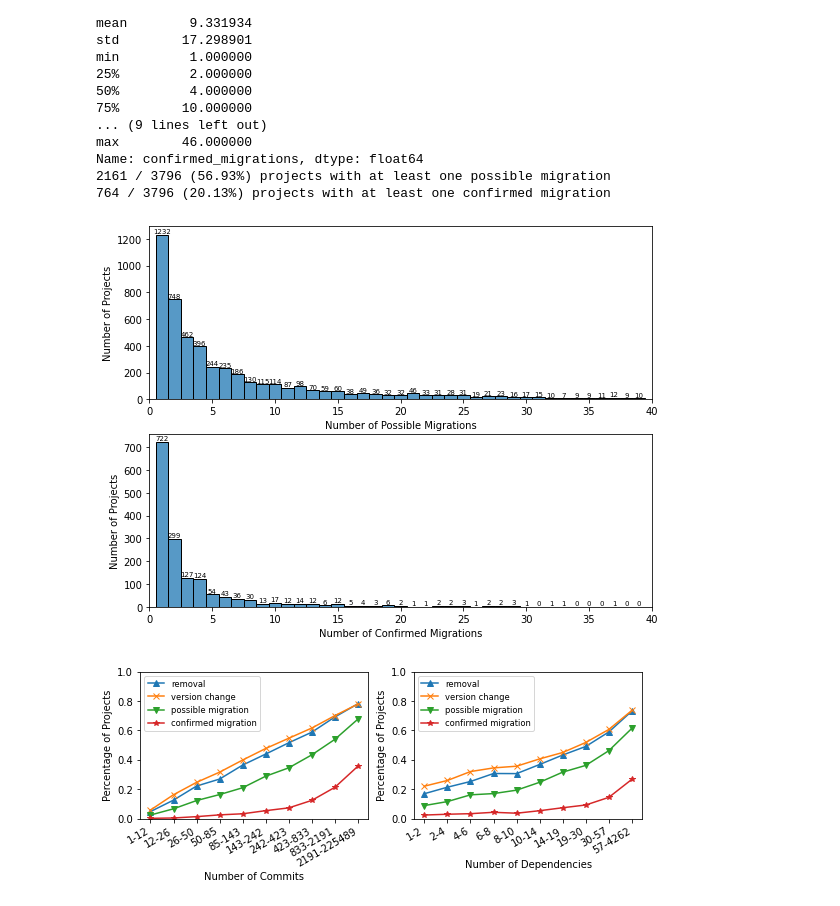
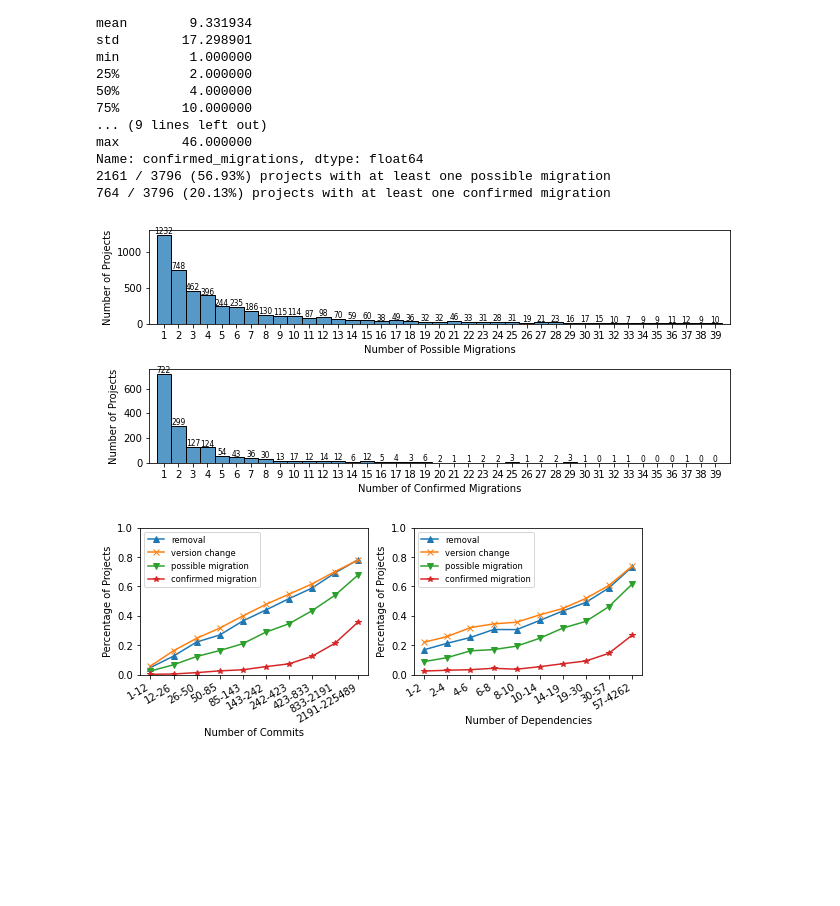
Before and after one commit to hehao98/LibraryMigration, a Jupyter notebook: plot_depchgs.ipynb, the cells around one changed output. Cells and saved outputs as stored; diff of their text form; code cells hidden in the pictures; blank space fills up the shorter version.

```diff
--- a/plot_depchgs.ipynb
+++ b/plot_depchgs.ipynb
@@ -9,12 +9,7 @@ import seaborn as sns
 from collections import defaultdict
 from scipy import stats
 # %%
-projects = datautil.select_projects_from_libraries_io()
-libraries = datautil.select_libraries()
-migrations = datautil.select_migrations()
-lib_names = set(libraries["name"])
-rules = datautil.select_rules(lib_names)
-dep_changes = datautil.select_dependency_changes_all(lib_names)
+projects, libraries, migrations, rules, dep_changes = datautil.get_data()
 print(f"{len(projects)} projects, {len(libraries)} libraries, {len(dep_changes)} dep changes")
 print(
     len(dep_changes[dep_changes.type == "add"]),
@@ -218,23 +213,27 @@ Name: confirmed_migrations, dtype: float64
 2161 / 3796 (56.93%) projects with at least one possible migration
 764 / 3796 (20.13%) projects with at least one confirmed migration
 # %%
-fig, axes = plt.subplots(2, 1, figsize=(9,7))
+fig, axes = plt.subplots(2, 1, figsize=(9,4))
 sns.histplot(data=proj_stats_f[proj_stats_f.possible_migrations > 0], x="possible_migrations", binwidth=1, binrange=[1, 40], ax=axes[0], discrete=True)
 sns.histplot(data=proj_stats_f[proj_stats_f.confirmed_migrations > 0], x="confirmed_migrations", binwidth=1, binrange=[1, 40], ax=axes[1], discrete=True)
 axes[0].set_ylabel("Number of Projects")
 axes[0].set_xlabel("Number of Possible Migrations")
 axes[0].set_xlim(0, 40)
+axes[0].set_xticks(range(1, 40))
 axes[1].set_ylabel("Number of Projects")
 axes[1].set_xlabel("Number of Confirmed Migrations")
 axes[1].set_xlim(0, 40)
+axes[1].set_xticks(range(1, 40))
 for i in range(1, 40):
+    delta = 8
     count1 = len(proj_stats_f[proj_stats_f.possible_migrations == i])
-    axes[0].text(i, count1 + 8, str(count1), fontsize=7, horizontalalignment="center")
+    axes[0].text(i, count1 + delta, str(count1), fontsize=7.5, horizontalalignment="center")
     count2 = len(proj_stats_f[proj_stats_f.confirmed_migrations == i])
-    axes[1].text(i, count2 + 8, str(count2), fontsize=7, horizontalalignment="center")
+    axes[1].text(i, count2 + delta, str(count2), fontsize=7.5, horizontalalignment="center")
+fig.tight_layout()
 fig.savefig("plots/migdist.pdf", bbox_inches="tight")
 # %% [output]
-[figure, old version]
+[figure, new version]
 # %%
 fig, axes = plt.subplots(1, 2, figsize=(9,3))
 
```
Also changed, not shown: parts of 1 cell of this notebook, 2 other files.
